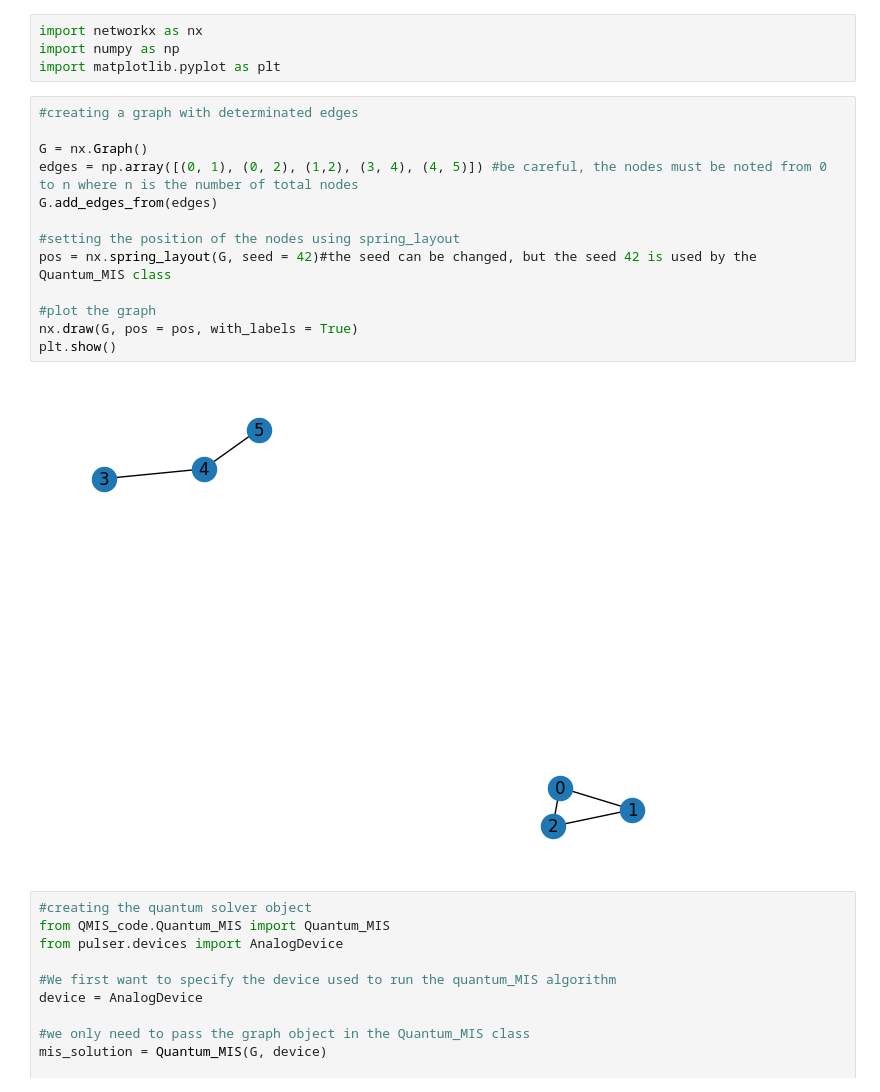
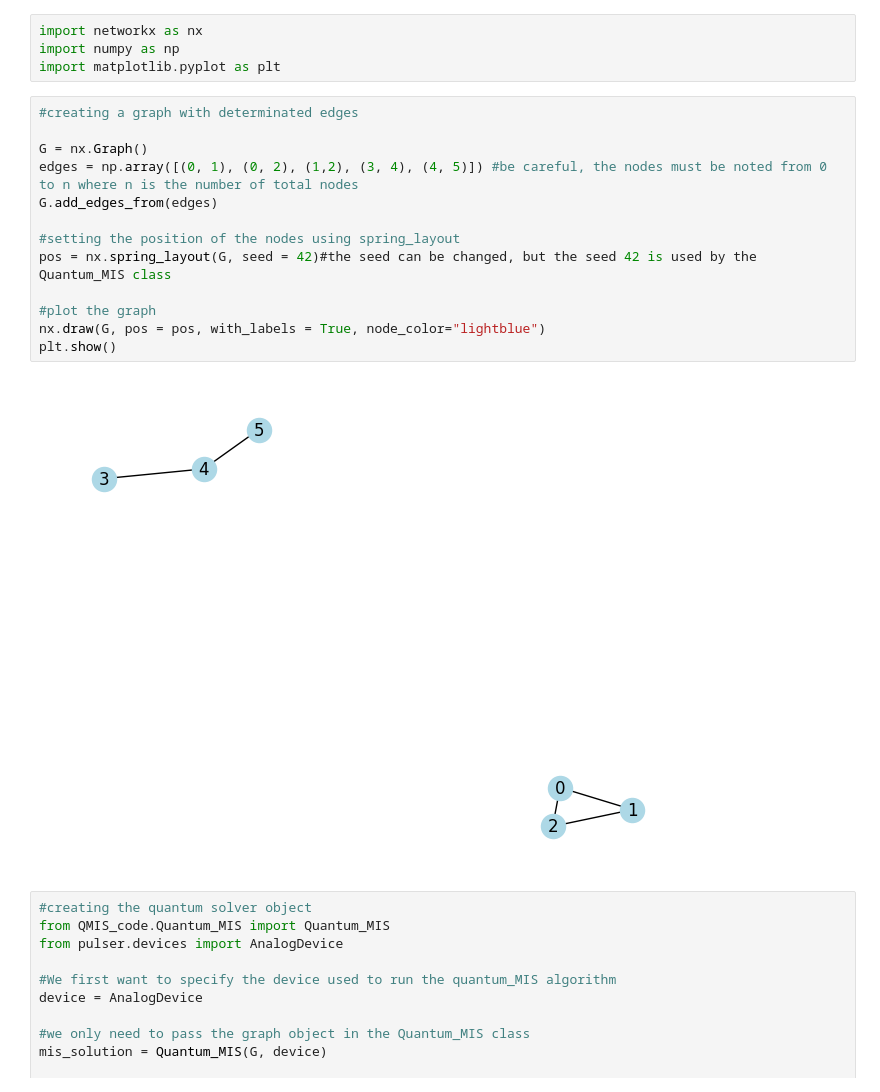
Before and after one commit to inking02/ReQpex, a Jupyter notebook: tutorial.ipynb, the cells around one changed output. Cells and saved outputs as stored; diff of their text form.

```diff
--- a/tutorial.ipynb
+++ b/tutorial.ipynb
@@ -9,18 +9,18 @@ import matplotlib.pyplot as plt
 # %%
 #creating a graph with determinated edges
 
 G = nx.Graph()
 edges = np.array([(0, 1), (0, 2), (1,2), (3, 4), (4, 5)]) #be careful, the nodes must be noted from 0 to n where n is the number of total nodes
 G.add_edges_from(edges)
 
 #setting the position of the nodes using spring_layout
 pos = nx.spring_layout(G, seed = 42)#the seed can be changed, but the seed 42 is used by the Quantum_MIS class
 
 #plot the graph
-nx.draw(G, pos = pos, with_labels = True)
+nx.draw(G, pos = pos, with_labels = True, node_color="lightblue")
 plt.show()
 # %% [output]
-[figure, old version]
+[figure, new version]
 # %%
 #creating the quantum solver object
 from QMIS_code.Quantum_MIS import Quantum_MIS
```
Also changed, not shown: parts of 11 cells of this notebook, 2 other files.
